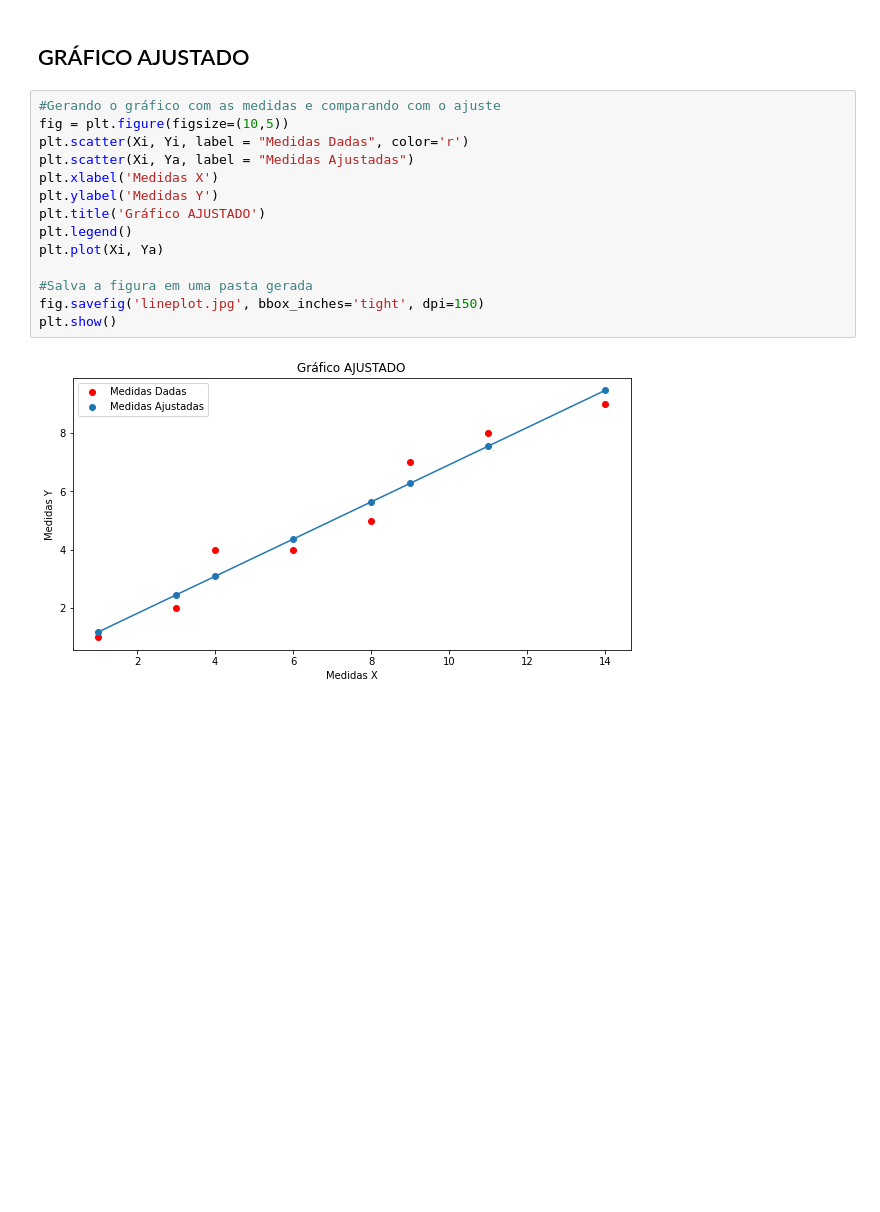
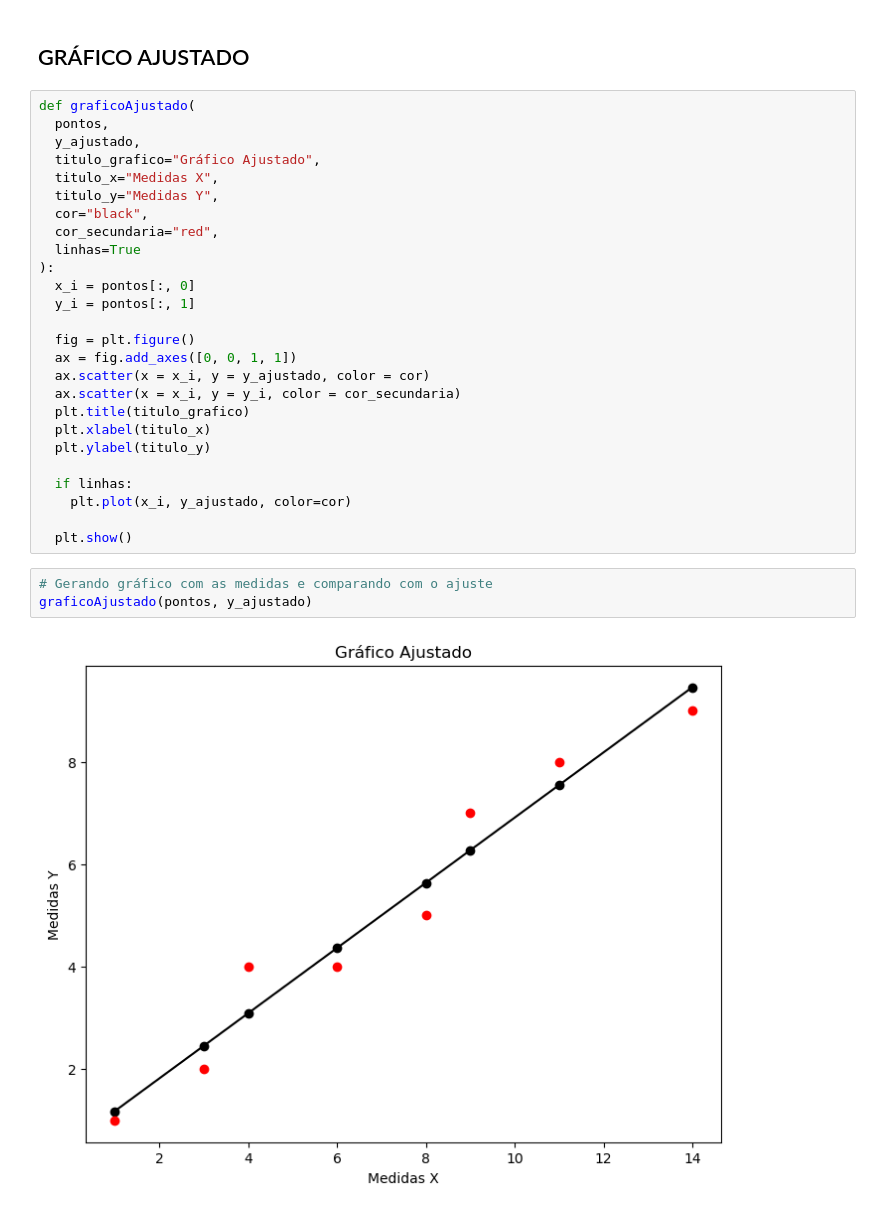
Before and after one commit to wand2020/M-todo-dos-m-nimos-quadrados, a Jupyter notebook: MMQ.ipynb, the cells around one changed output. Saved outputs shown, nothing was run; the diff lists cells and outputs as text; blank space fills up the shorter version.

Commit message:
Gráfico ajustado

```diff
--- a/MMQ.ipynb
+++ b/MMQ.ipynb
@@ -120,18 +109,33 @@ Ya
 # %% [markdown]
 ## GRÁFICO AJUSTADO
-# %%
-#Gerando o gráfico com as medidas e comparando com o ajuste
-fig = plt.figure(figsize=(10,5))
-plt.scatter(Xi, Yi, label = "Medidas Dadas", color='r')
-plt.scatter(Xi, Ya, label = "Medidas Ajustadas")
-plt.xlabel('Medidas X')
-plt.ylabel('Medidas Y')
-plt.title('Gráfico AJUSTADO')
-plt.legend()
-plt.plot(Xi, Ya)
-
-#Salva a figura em uma pasta gerada
-fig.savefig('lineplot.jpg', bbox_inches='tight', dpi=150)
-plt.show()
-# %% [output]
-[figure, removed]
+# %%
+def graficoAjustado(
+  pontos,
+  y_ajustado,
+  titulo_grafico="Gráfico Ajustado",
+  titulo_x="Medidas X",
+  titulo_y="Medidas Y",
+  cor="black",
+  cor_secundaria="red",
+  linhas=True
+):
+  x_i = pontos[:, 0]
+  y_i = pontos[:, 1]
+
+  fig = plt.figure()
+  ax = fig.add_axes([0, 0, 1, 1])
+  ax.scatter(x = x_i, y = y_ajustado, color = cor)
+  ax.scatter(x = x_i, y = y_i, color = cor_secundaria)
+  plt.title(titulo_grafico)
+  plt.xlabel(titulo_x)
+  plt.ylabel(titulo_y)
+
+  if linhas:
+    plt.plot(x_i, y_ajustado, color=cor)
+
+  plt.show()
+# %%
+# Gerando gráfico com as medidas e comparando com o ajuste
+graficoAjustado(pontos, y_ajustado)
+# %% [output]
+[figure, added]
```
Also changed, not shown: parts of 4 cells of this notebook.
